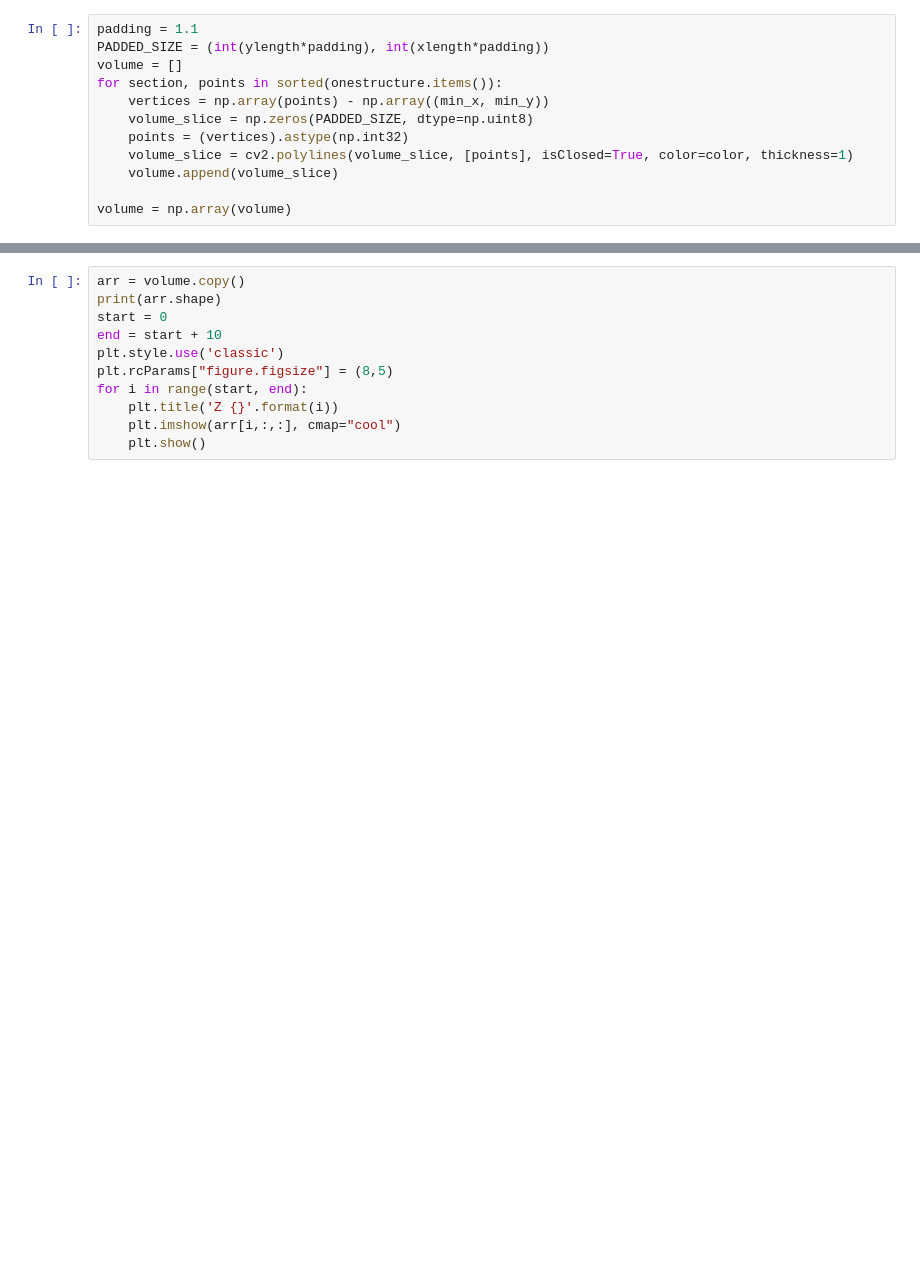
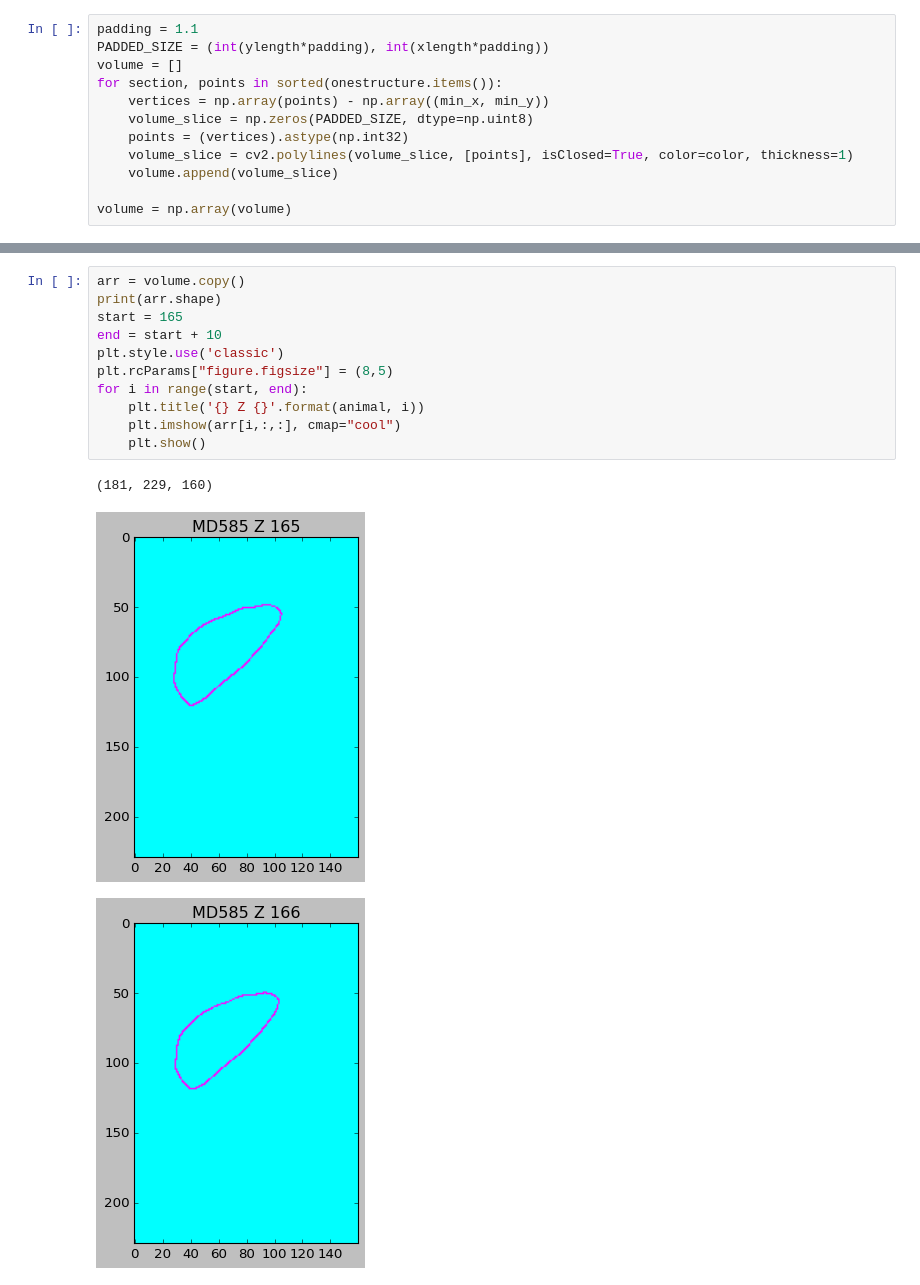
Before and after one commit to ActiveBrainAtlas2/preprocessing-pipeline, a Jupyter notebook: notebooks/draw_aligned_points_on_image.ipynb, the cells around one changed output, grey strips where cells are left out. Drawn from its saved outputs; the diff is of its cells as text; blank space fills up the shorter version.

```diff
--- a/notebooks/draw_aligned_points_on_image.ipynb
+++ b/notebooks/draw_aligned_points_on_image.ipynb
@@ -130,11 +176,15 @@ plt.title(f' {arr.dtype}')
 # %%
 arr = volume.copy()
 print(arr.shape)
-start = 0
+start = 165
 end = start + 10
 plt.style.use('classic')
 plt.rcParams["figure.figsize"] = (8,5)
 for i in range(start, end):
-    plt.title('Z {}'.format(i))
+    plt.title('{} Z {}'.format(animal, i))
     plt.imshow(arr[i,:,:], cmap="cool")
     plt.show()
+# %% [output]
+(181, 229, 160)
+[figure, added]
+[figure, added]
```
Also changed, not shown: parts of 12 cells of this notebook, 1 other file.
